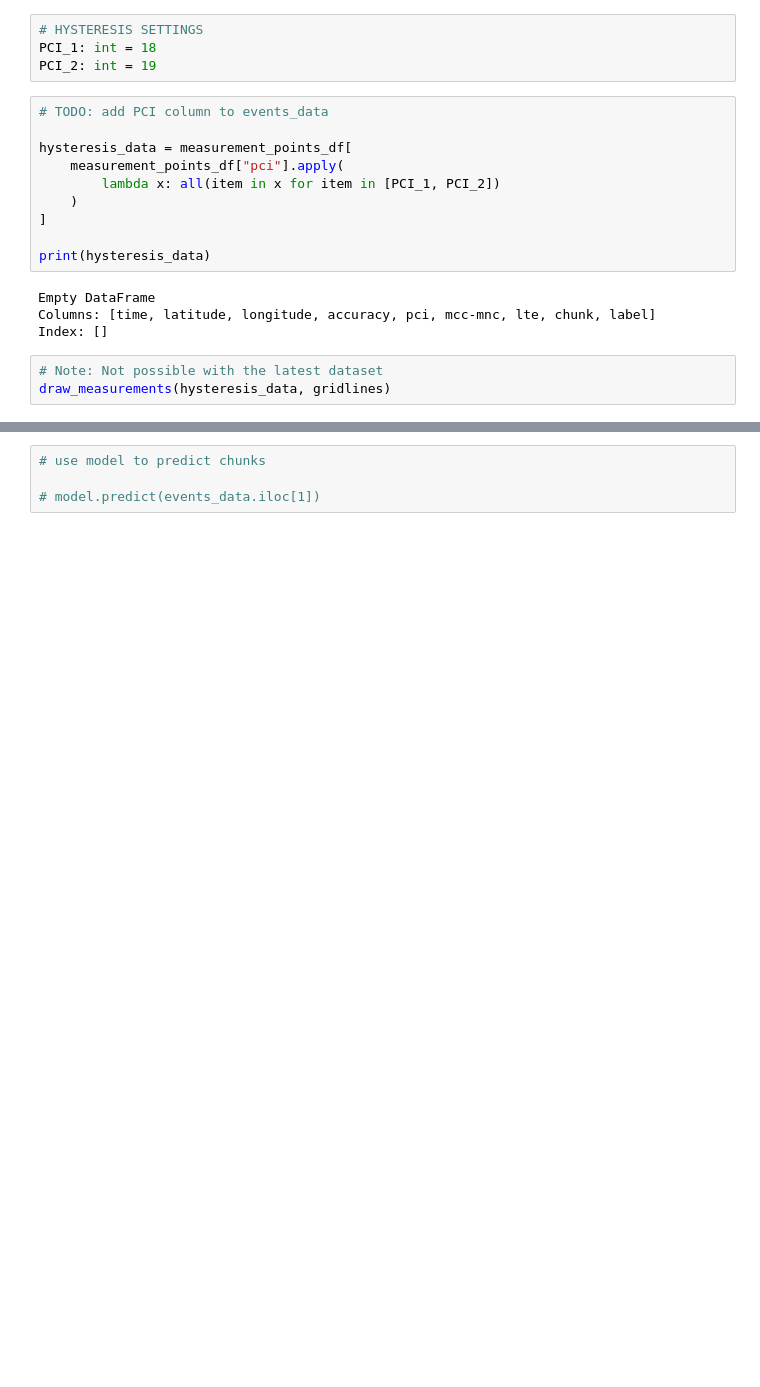
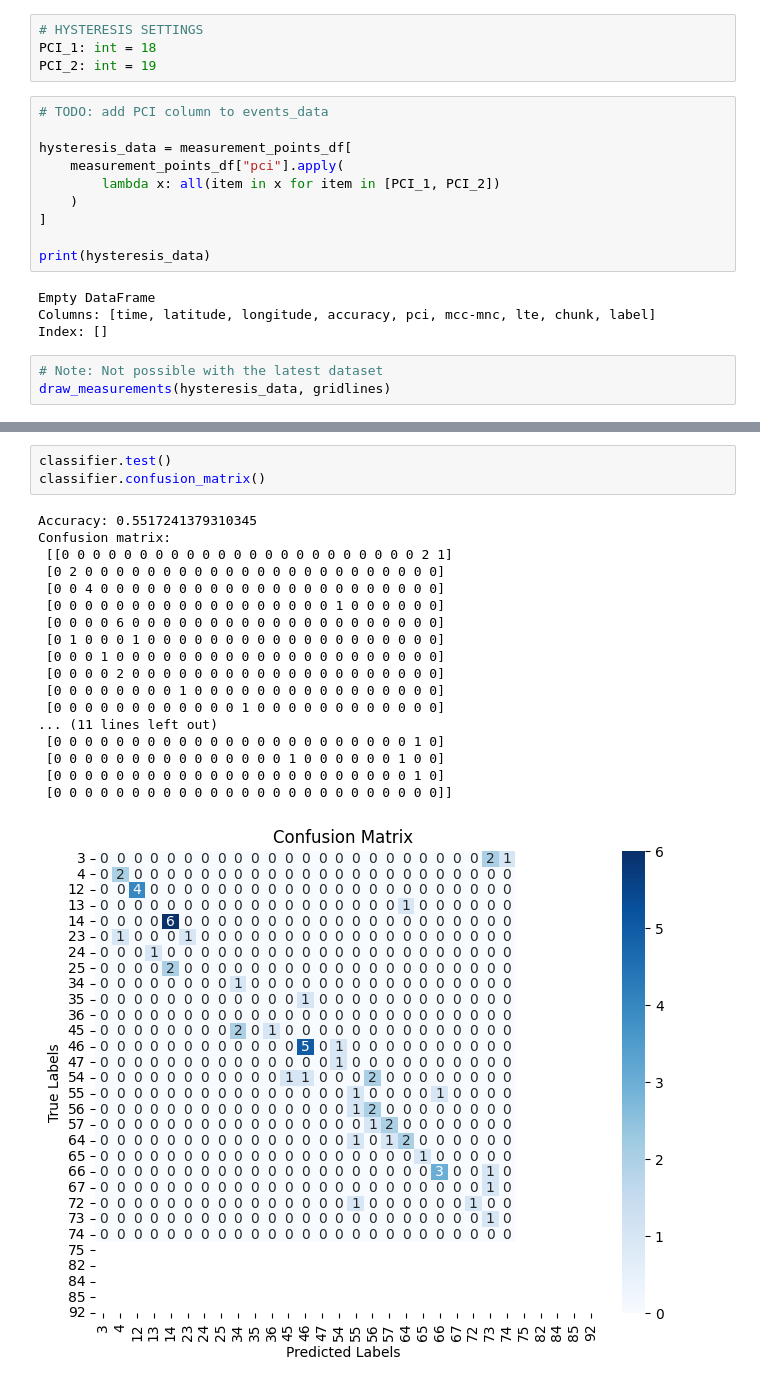
Before and after one commit to Aleksander-Kluczka-AGH/agh_wfiis_dsboece_project, a Jupyter notebook: project.ipynb, the cells around one changed output, grey strips where cells are left out. Drawn from its saved outputs; the diff is of its cells as text; blank space fills up the shorter version.

```diff
--- a/project.ipynb
+++ b/project.ipynb
@@ -436,7 +333,25 @@ Confusion matrix:
-# %%
-# use model to predict chunks
-
-# model.predict(events_data.iloc[1])
+# %%
+classifier.test()
+classifier.confusion_matrix()
+# %% [output]
+Accuracy: 0.5517241379310345
+Confusion matrix:
+ [[0 0 0 0 0 0 0 0 0 0 0 0 0 0 0 0 0 0 0 0 0 0 0 2 1]
+ [0 2 0 0 0 0 0 0 0 0 0 0 0 0 0 0 0 0 0 0 0 0 0 0 0]
+ [0 0 4 0 0 0 0 0 0 0 0 0 0 0 0 0 0 0 0 0 0 0 0 0 0]
+ [0 0 0 0 0 0 0 0 0 0 0 0 0 0 0 0 0 0 1 0 0 0 0 0 0]
+ [0 0 0 0 6 0 0 0 0 0 0 0 0 0 0 0 0 0 0 0 0 0 0 0 0]
+ [0 1 0 0 0 1 0 0 0 0 0 0 0 0 0 0 0 0 0 0 0 0 0 0 0]
+ [0 0 0 1 0 0 0 0 0 0 0 0 0 0 0 0 0 0 0 0 0 0 0 0 0]
+ [0 0 0 0 2 0 0 0 0 0 0 0 0 0 0 0 0 0 0 0 0 0 0 0 0]
+ [0 0 0 0 0 0 0 0 1 0 0 0 0 0 0 0 0 0 0 0 0 0 0 0 0]
+ [0 0 0 0 0 0 0 0 0 0 0 0 1 0 0 0 0 0 0 0 0 0 0 0 0]
+... (11 lines left out)
+ [0 0 0 0 0 0 0 0 0 0 0 0 0 0 0 0 0 0 0 0 0 0 0 1 0]
+ [0 0 0 0 0 0 0 0 0 0 0 0 0 0 0 1 0 0 0 0 0 0 1 0 0]
+ [0 0 0 0 0 0 0 0 0 0 0 0 0 0 0 0 0 0 0 0 0 0 0 1 0]
+ [0 0 0 0 0 0 0 0 0 0 0 0 0 0 0 0 0 0 0 0 0 0 0 0 0]]
+[figure, added]
 # %%
 # use pymoo and nsga2 to find optimal threshold values
 
```
Also changed, not shown: parts of 7 cells of this notebook, 2 other files.
